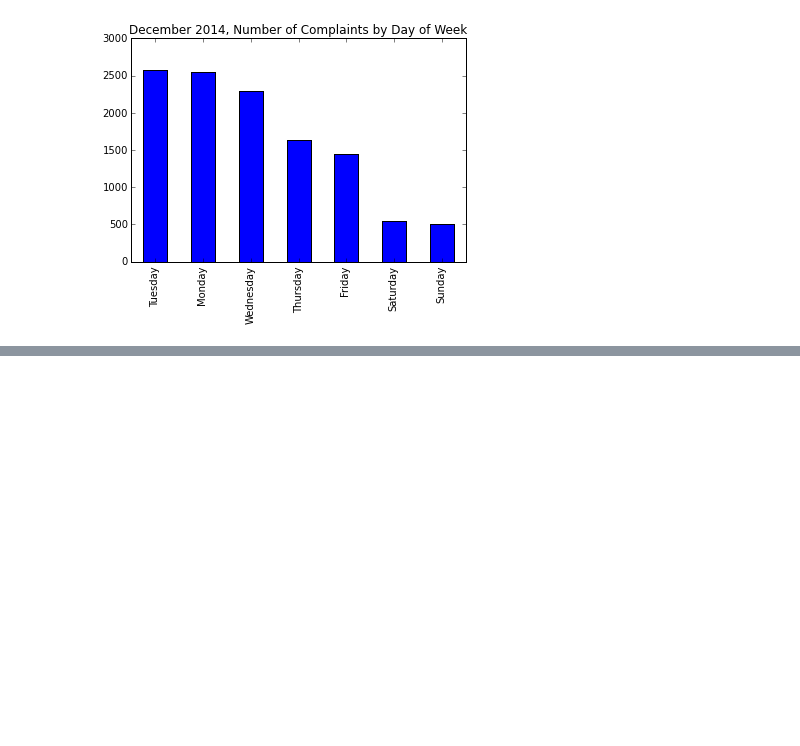
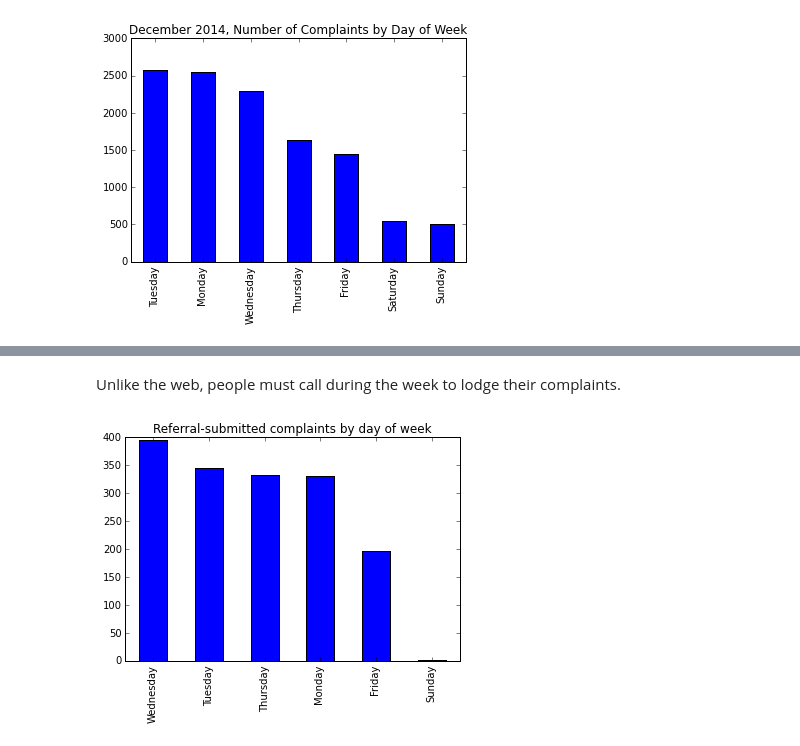
Before and after one commit to ahartz1/consumer-complaints, a Jupyter notebook: consumer-complaints.ipynb, the cells around one changed output, grey strips where cells are left out. Saved outputs shown, nothing was run; the diff lists cells and outputs as text; code cells hidden in the pictures; blank space fills up the shorter version.

```diff
--- a/consumer-complaints.ipynb
+++ b/consumer-complaints.ipynb
@@ -169,0 +169,7 @@ Apparently, complaints are lodged earlier in the week, with the relative number
+# %% [markdown]
+Unlike the web, people must call during the week to lodge their complaints.
+# %%
+cdata[cdata['Submitted via'] == 'Referral'].weekday.value_counts().plot(title='Referral-submitted complaints by day of week', kind='bar')
+plt.show()
+# %% [output]
+[figure, added]
```
Also changed, not shown: parts of 27 cells of this notebook, 1 other file.
